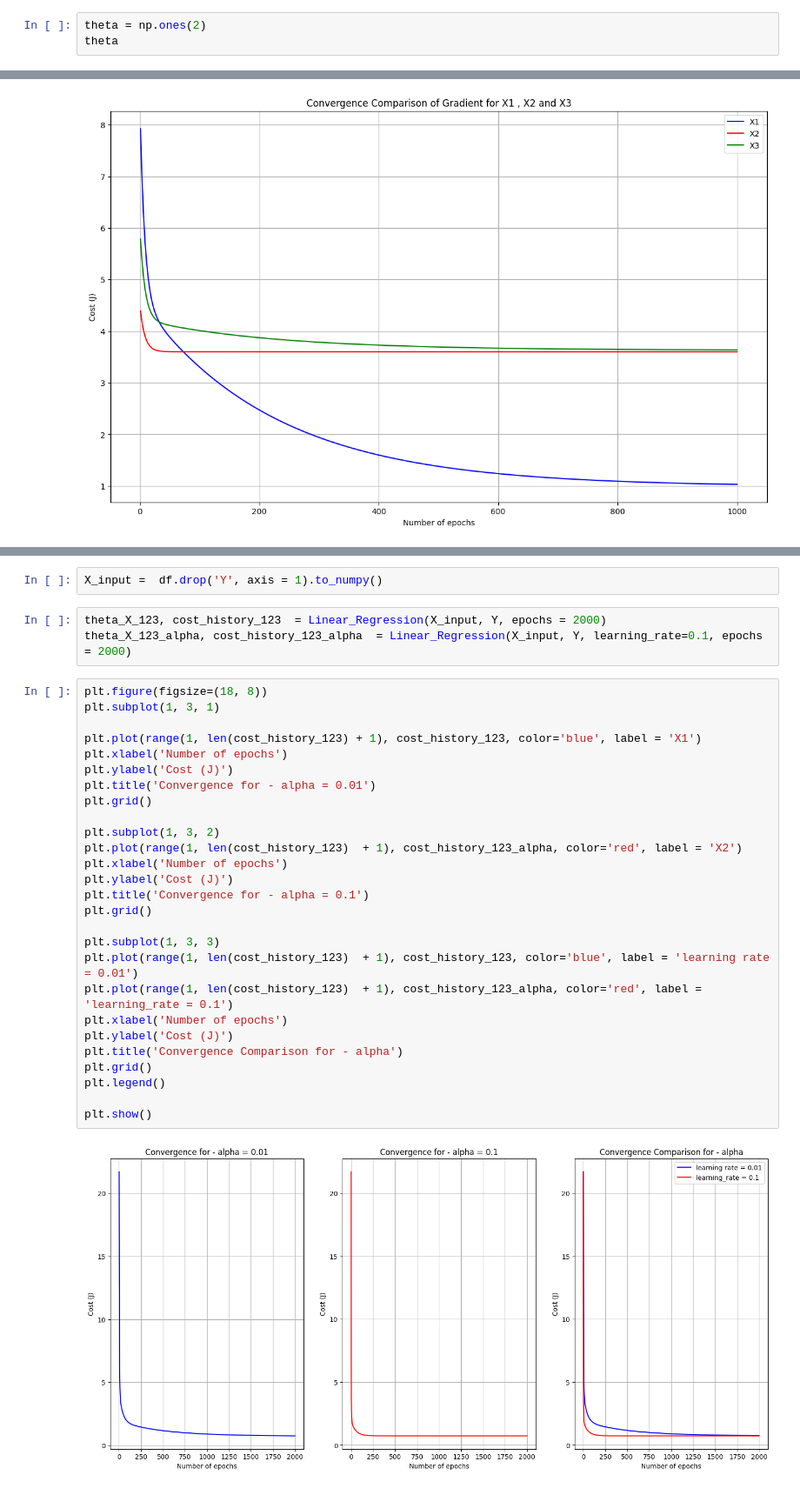
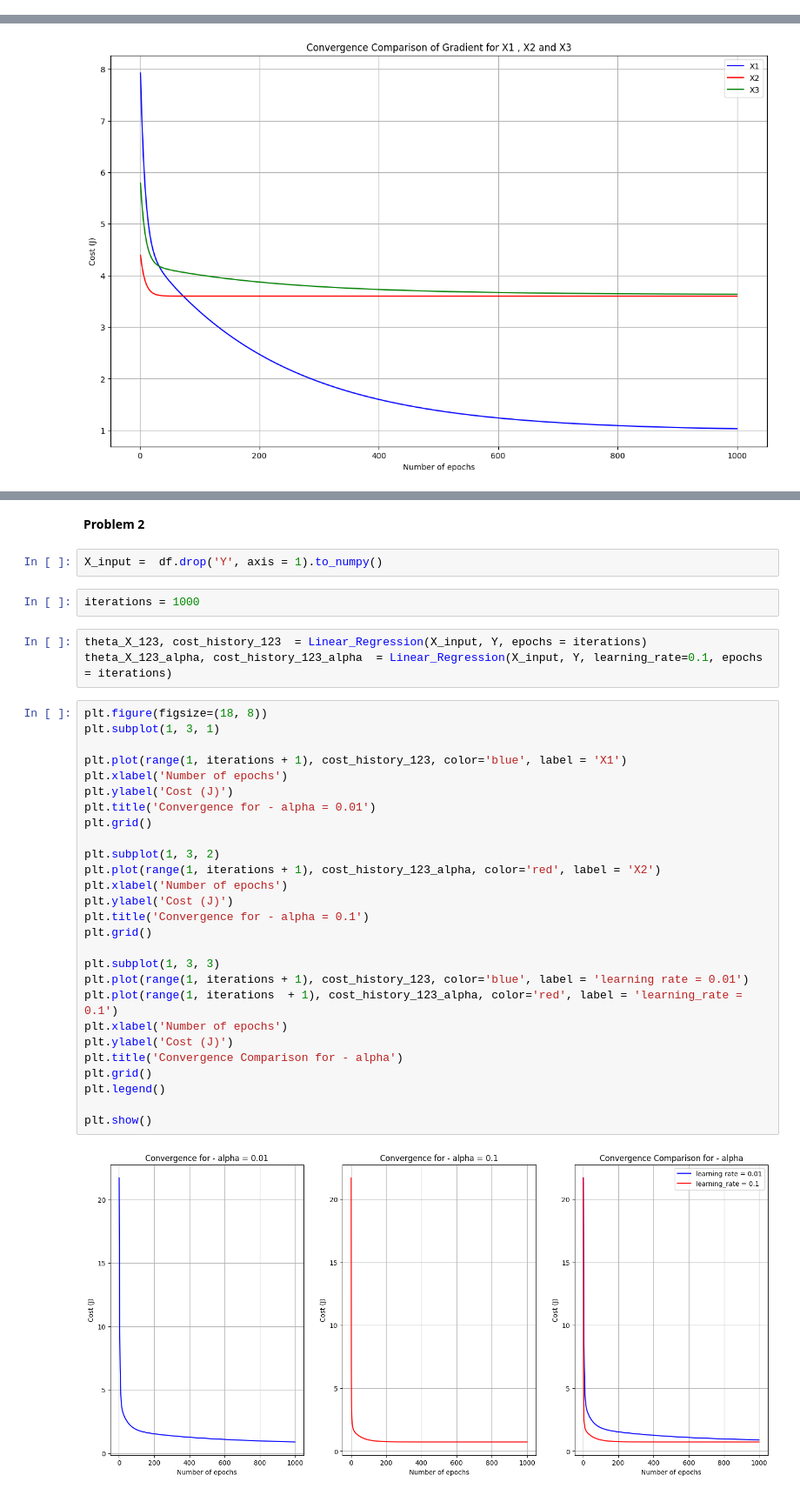
Before and after one commit to Dhanush-adk/machine_learning, a Jupyter notebook: Linear_Regression_Assignment_1.ipynb, the cells around one changed output, grey strips where cells are left out. Shown at 87% size. Cells and saved outputs as stored; diff of their text form.

```diff
--- a/Linear_Regression_Assignment_1.ipynb
+++ b/Linear_Regression_Assignment_1.ipynb
@@ -33,6 +33,3 @@ X2 = df['X2'].to_numpy()
 X3 = df['X3'].to_numpy()
 
 Y = df['Y'].to_numpy()
-# %%
-theta = np.ones(2)
-theta
@@ -233,34 +224,38 @@ plt.show()
+# %% [markdown]
+**Problem 2**
 # %%
 X_input =  df.drop('Y', axis = 1).to_numpy()
+# %%
+iterations = 1000
 # %%
-theta_X_123, cost_history_123  = Linear_Regression(X_input, Y, epochs = 2000)
-theta_X_123_alpha, cost_history_123_alpha  = Linear_Regression(X_input, Y, learning_rate=0.1, epochs = 2000)
+theta_X_123, cost_history_123  = Linear_Regression(X_input, Y, epochs = iterations)
+theta_X_123_alpha, cost_history_123_alpha  = Linear_Regression(X_input, Y, learning_rate=0.1, epochs = iterations)
 # %%
 plt.figure(figsize=(18, 8))
 plt.subplot(1, 3, 1)
 
-plt.plot(range(1, len(cost_history_123) + 1), cost_history_123, color='blue', label = 'X1')
+plt.plot(range(1, iterations + 1), cost_history_123, color='blue', label = 'X1')
 plt.xlabel('Number of epochs')
 plt.ylabel('Cost (J)')
 plt.title('Convergence for - alpha = 0.01')
 plt.grid()
 
 plt.subplot(1, 3, 2)
-plt.plot(range(1, len(cost_history_123)  + 1), cost_history_123_alpha, color='red', label = 'X2')
+plt.plot(range(1, iterations + 1), cost_history_123_alpha, color='red', label = 'X2')
 plt.xlabel('Number of epochs')
 plt.ylabel('Cost (J)')
 plt.title('Convergence for - alpha = 0.1')
 plt.grid()
 
 plt.subplot(1, 3, 3)
-plt.plot(range(1, len(cost_history_123)  + 1), cost_history_123, color='blue', label = 'learning rate = 0.01')
-plt.plot(range(1, len(cost_history_123)  + 1), cost_history_123_alpha, color='red', label = 'learning_rate = 0.1')
+plt.plot(range(1, iterations + 1), cost_history_123, color='blue', label = 'learning rate = 0.01')
+plt.plot(range(1, iterations  + 1), cost_history_123_alpha, color='red', label = 'learning_rate = 0.1')
 plt.xlabel('Number of epochs')
 plt.ylabel('Cost (J)')
 plt.title('Convergence Comparison for - alpha')
 plt.grid()
 plt.legend()
 
 plt.show()
 # %% [output]
-[figure, old version]
+[figure, new version]
```
Also changed, not shown: parts of 14 cells of this notebook.
